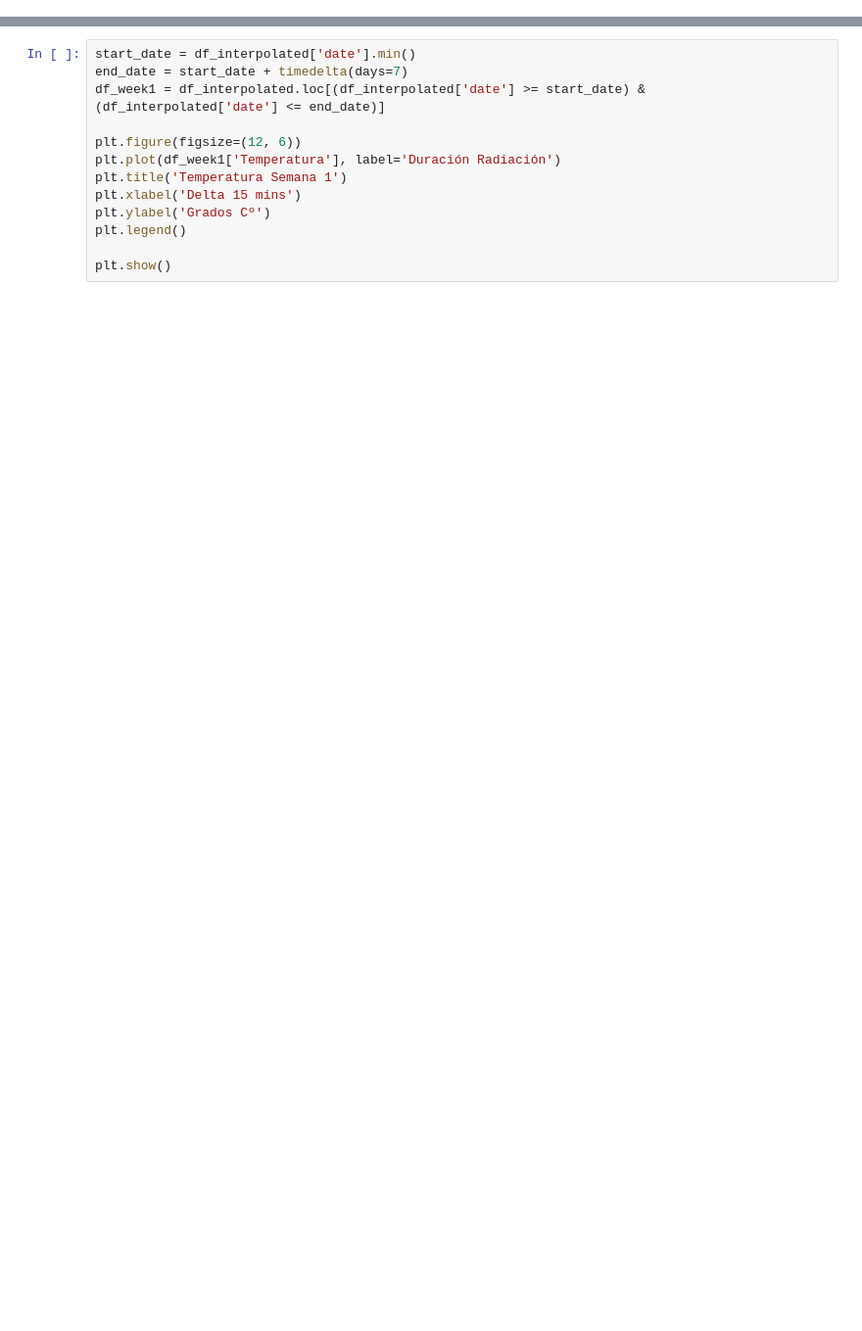
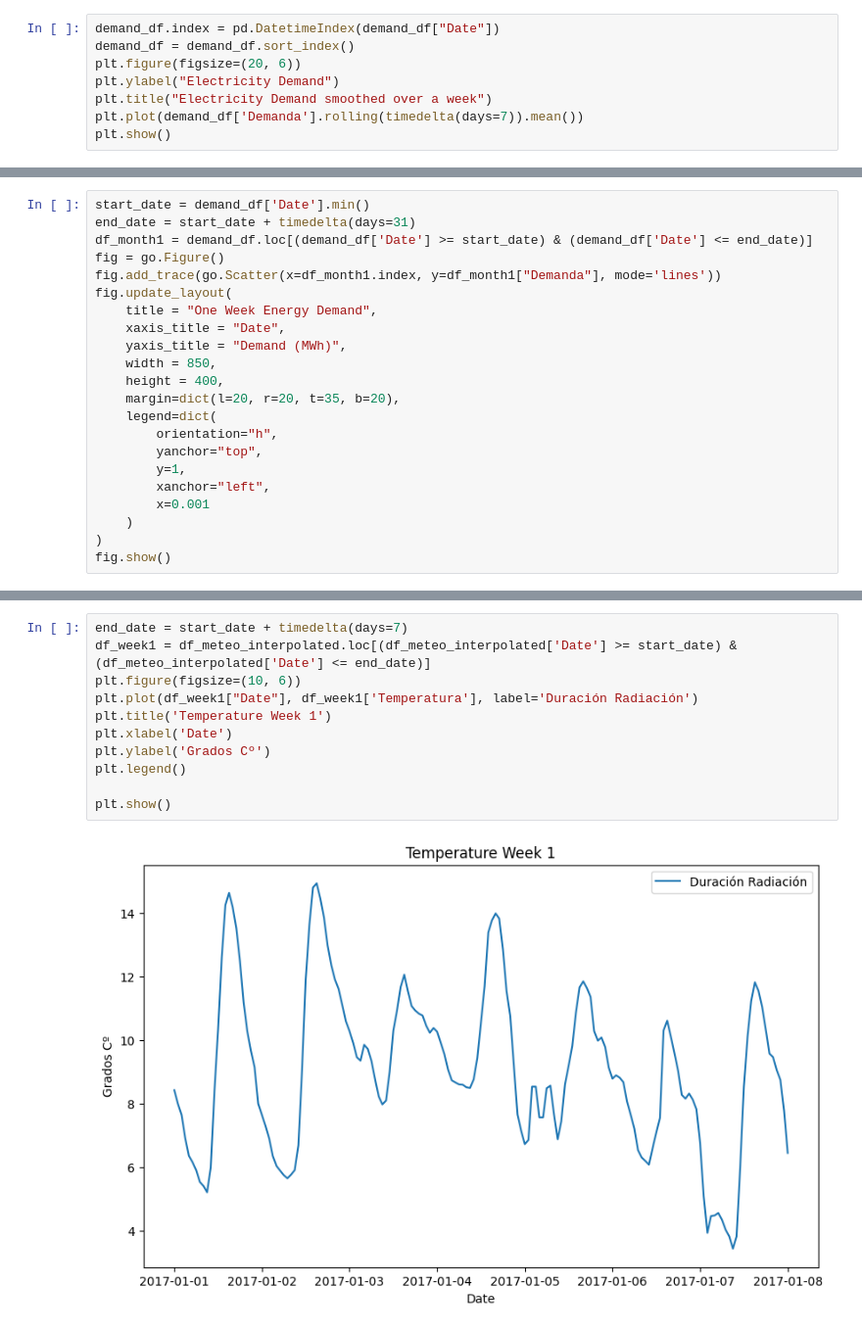
Before and after one commit to AFernandezBenages/WP4, a Jupyter notebook: code/main.ipynb, the cells around one changed output, grey strips where cells are left out. Shown: that part at 98% size. Cells and saved outputs as stored; diff of their text form; blank space fills up the shorter version.

```diff
--- a/code/main.ipynb
+++ b/code/main.ipynb
@@ -80,0 +187,8 @@ getNumberOfOutliersPerColumn(df_interpolated, columns2interpolate)
+# %%
+demand_df.index = pd.DatetimeIndex(demand_df["Date"])
+demand_df = demand_df.sort_index()
+plt.figure(figsize=(20, 6))
+plt.ylabel("Electricity Demand")
+plt.title("Electricity Demand smoothed over a week")
+plt.plot(demand_df['Demanda'].rolling(timedelta(days=7)).mean())
+plt.show()
@@ -80,0 +237,22 @@ getNumberOfOutliersPerColumn(df_interpolated, columns2interpolate)
+# %%
+start_date = demand_df['Date'].min()
+end_date = start_date + timedelta(days=31)
+df_month1 = demand_df.loc[(demand_df['Date'] >= start_date) & (demand_df['Date'] <= end_date)]
+fig = go.Figure()
+fig.add_trace(go.Scatter(x=df_month1.index, y=df_month1["Demanda"], mode='lines'))
+fig.update_layout(
+    title = "One Week Energy Demand",
+    xaxis_title = "Date",
+    yaxis_title = "Demand (MWh)",
+    width = 850,
+    height = 400,
+    margin=dict(l=20, r=20, t=35, b=20),
+    legend=dict(
+        orientation="h",
+        yanchor="top",
+        y=1,
+        xanchor="left",
+        x=0.001
+    )
+)
+fig.show()
@@ -81,13 +278,13 @@ getNumberOfOutliersPerColumn(df_interpolated, columns2interpolate)
 # %%
-start_date = df_interpolated['date'].min()
 end_date = start_date + timedelta(days=7)
-df_week1 = df_interpolated.loc[(df_interpolated['date'] >= start_date) & (df_interpolated['date'] <= end_date)]
-
-plt.figure(figsize=(12, 6))
-plt.plot(df_week1['Temperatura'], label='Duración Radiación')
-plt.title('Temperatura Semana 1')
-plt.xlabel('Delta 15 mins')
+df_week1 = df_meteo_interpolated.loc[(df_meteo_interpolated['Date'] >= start_date) & (df_meteo_interpolated['Date'] <= end_date)]
+plt.figure(figsize=(10, 6))
+plt.plot(df_week1["Date"], df_week1['Temperatura'], label='Duración Radiación')
+plt.title('Temperature Week 1')
+plt.xlabel('Date')
 plt.ylabel('Grados Cº')
 plt.legend()
 
 plt.show()
+# %% [output]
+[figure, added]
```
Also changed, not shown: parts of 22 cells of this notebook.
